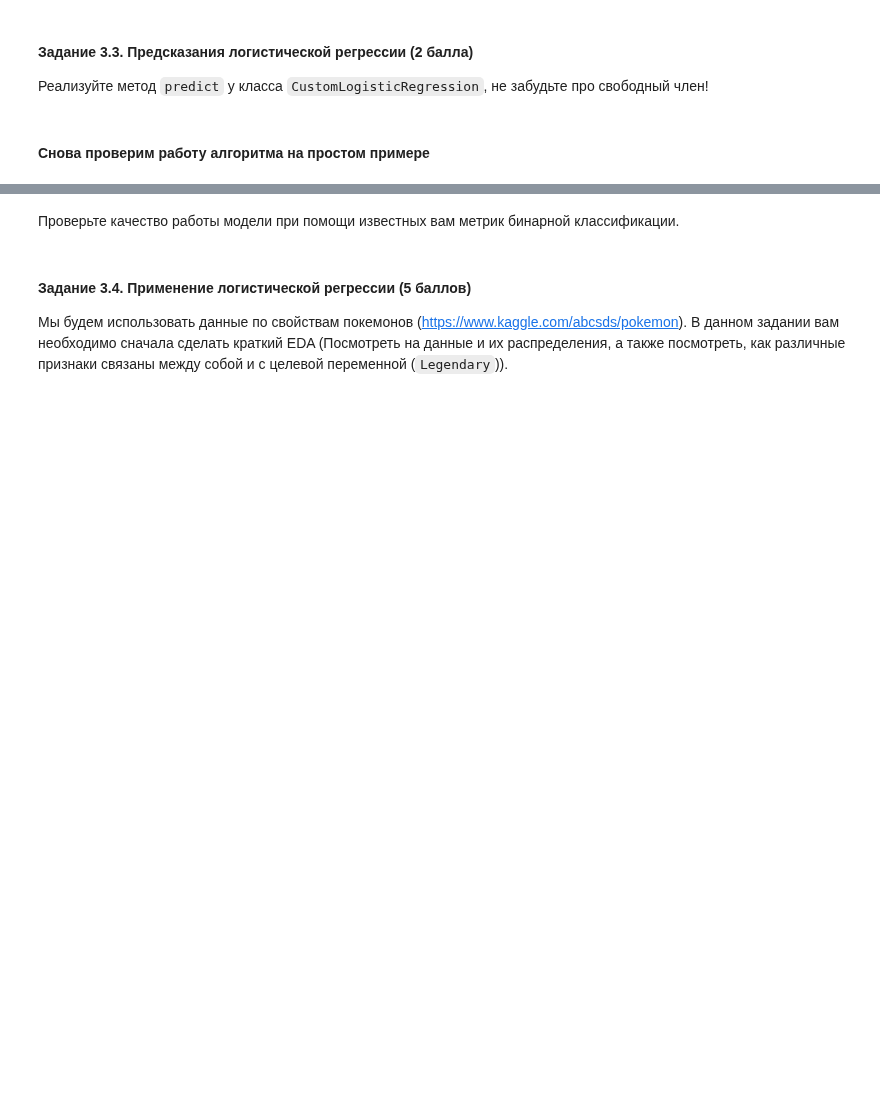
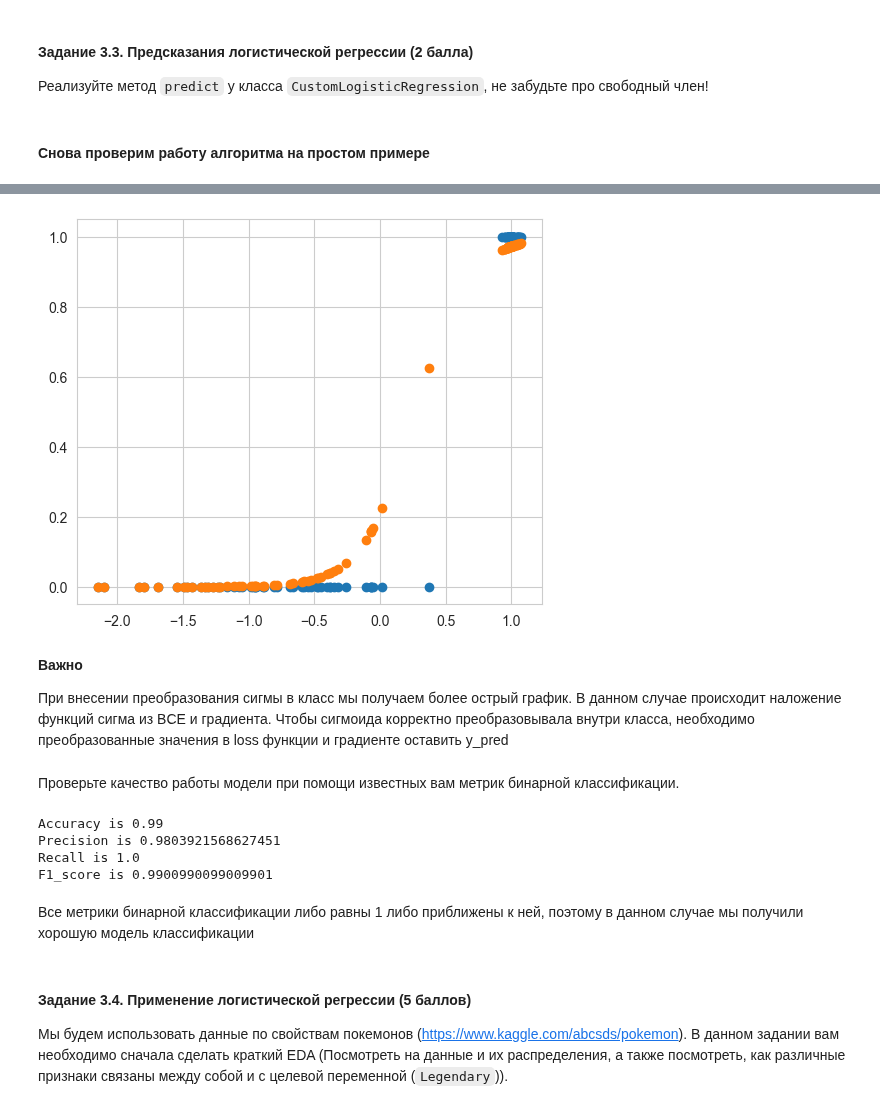
Before and after one commit to EkaterinShitik/BI_ML_2024, a Jupyter notebook: hw2_lr/code/Linear_models.ipynb, the cells around one changed output, grey strips where cells are left out. Saved outputs shown, nothing was run; the diff lists cells and outputs as text; code cells hidden in the pictures; blank space fills up the shorter version.

```diff
--- a/hw2_lr/code/Linear_models.ipynb
+++ b/hw2_lr/code/Linear_models.ipynb
@@ -638,7 +642,9 @@ def sigmoid(output):
     """
     YOUR CODE IS HERE
     """
-    pass
+
+    sig = 1 / (1 + np.exp(-output))
+    return sig
 # %% [markdown]
 #### Задание 3.2. BCE Loss и ее градиент (2.5 балла)
 # %% [markdown]
@@ -748,0 +767,11 @@ plt.scatter(X, y_pred);
+# %%
+# Тут представлен корректный вывод логистической регрессии
+figure = plt.figure(figsize=(6, 5))
+plt.scatter(X, y)
+plt.scatter(X, sigmoid(y_pred));
+# %% [output]
+[figure, added]
+# %% [markdown]
+**Важно**
+
+При внесении преобразования сигмы в класс мы получаем более острый график. В данном случае происходит наложение функций сигма из BCE и градиента. Чтобы сигмоида корректно преобразовывала внутри класса, необходимо преобразованные значения в loss функции и градиенте оставить y_pred
@@ -749,5 +785,18 @@ plt.scatter(X, y_pred);
 # %% [markdown]
 Проверьте качество работы модели при помощи известных вам метрик бинарной классификации.
+# %%
+# Считаю метрики
+print(f'Accuracy is {accuracy_score(y, y_pred)}')
+print(f'Precision is {precision_score(y, y_pred)}')
+print(f'Recall is {recall_score(y, y_pred)}')
+print(f'F1_score is {f1_score(y, y_pred)}')
+# %% [output]
+Accuracy is 0.99
+Precision is 0.9803921568627451
+Recall is 1.0
+F1_score is 0.9900990099009901
+# %% [markdown]
+Все метрики бинарной классификации либо равны 1 либо приближены к ней, поэтому в данном случае мы получили хорошую модель классификации
 # %% [markdown]
 #### Задание 3.4. Применение логистической регрессии (5 баллов)
 
```
Also changed, not shown: parts of 52 cells of this notebook.
